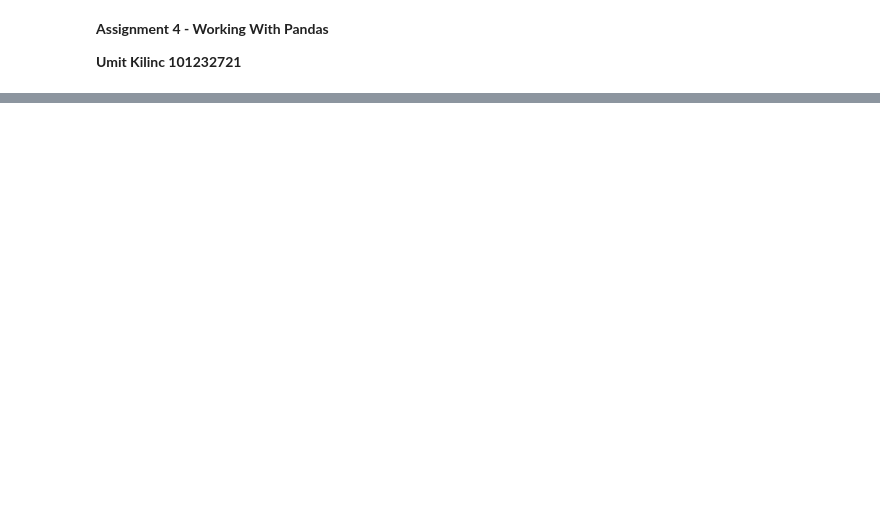
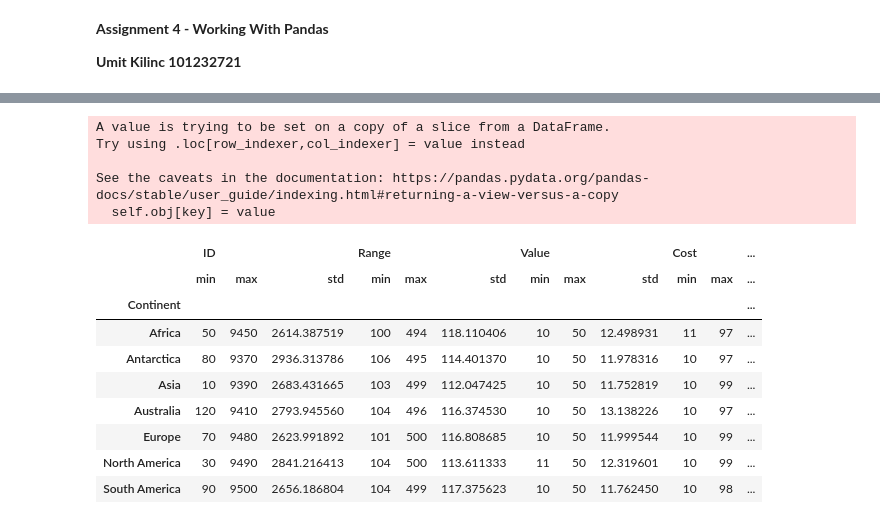
Before and after one commit to qlows/data_science, a Jupyter notebook: assignment4/Assignment4.ipynb, the cells around one changed output, grey strips where cells are left out. Drawn from its saved outputs; the diff is of its cells as text; code cells hidden in the pictures; blank space fills up the shorter version.

```diff
--- a/assignment4/Assignment4.ipynb
+++ b/assignment4/Assignment4.ipynb
@@ -17,2 +47,4 @@ DF = pd.read_csv("/content/test.csv")
 # %%
 # 5.	Now, let’s delete rows 1, 3, and 5 permanently, using inplace. Then show the first 4 Rows of myDF.
+DF.drop([1, 3, 5], axis = 0, inplace = True)
+DF.iloc[:4]
@@ -31,4 +133,23 @@ DF = pd.read_csv("/content/test.csv")
 # %%
 # 12.	Calculate the min, max and standard deviation of all numerical columns, group by each ‘Continent’, all in one command.
+DF_numerical = DF.select_dtypes(include="number")
+DF_numerical.loc[:, "Continent"] = DF["Continent"]
+DF_numerical.groupby("Continent", as_index = False).agg(["min", "max", "std"])
+# %% [output]
+A value is trying to be set on a copy of a slice from a DataFrame.
+Try using .loc[row_indexer,col_indexer] = value instead
+
+See the caveats in the documentation: https://pandas.pydata.org/pandas-docs/stable/user_guide/indexing.html#returning-a-view-versus-a-copy
+  self.obj[key] = value
+|  | ID |  |  | Range |  |  | Value |  |  | Cost |  | ... |
+|  | min | max | std | min | max | std | min | max | std | min | max | ... |
+| Continent |  |  |  |  |  |  |  |  |  |  |  | ... |
+| Africa | 50 | 9450 | 2614.387519 | 100 | 494 | 118.110406 | 10 | 50 | 12.498931 | 11 | 97 | ... |
+| Antarctica | 80 | 9370 | 2936.313786 | 106 | 495 | 114.401370 | 10 | 50 | 11.978316 | 10 | 97 | ... |
+| Asia | 10 | 9390 | 2683.431665 | 103 | 499 | 112.047425 | 10 | 50 | 11.752819 | 10 | 99 | ... |
+| Australia | 120 | 9410 | 2793.945560 | 104 | 496 | 116.374530 | 10 | 50 | 13.138226 | 10 | 97 | ... |
+| Europe | 70 | 9480 | 2623.991892 | 101 | 500 | 116.808685 | 10 | 50 | 11.999544 | 10 | 99 | ... |
+| North America | 30 | 9490 | 2841.216413 | 104 | 500 | 113.611333 | 11 | 50 | 12.319601 | 10 | 99 | ... |
+| South America | 90 | 9500 | 2656.186804 | 104 | 499 | 117.375623 | 10 | 50 | 11.762450 | 10 | 98 | ... |
 # %%
 # 13.	Illustrate the mean of all numerical columns, group by the ‘Continent’, using a ‘bar’ chart.
```
Also changed, not shown: parts of 15 cells of this notebook.
